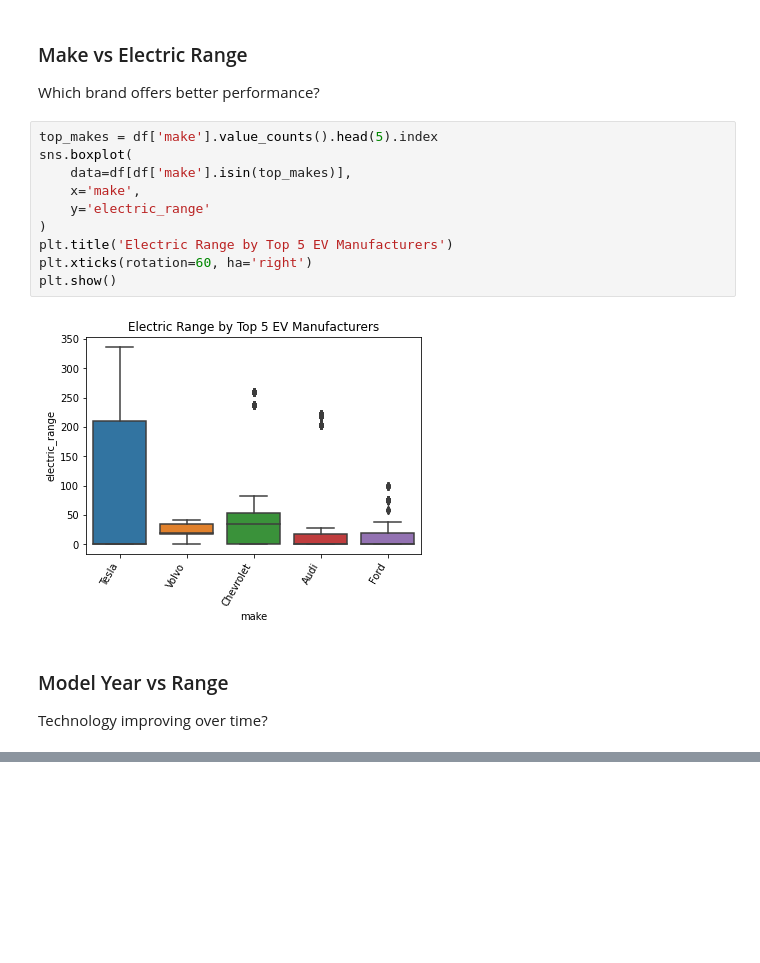
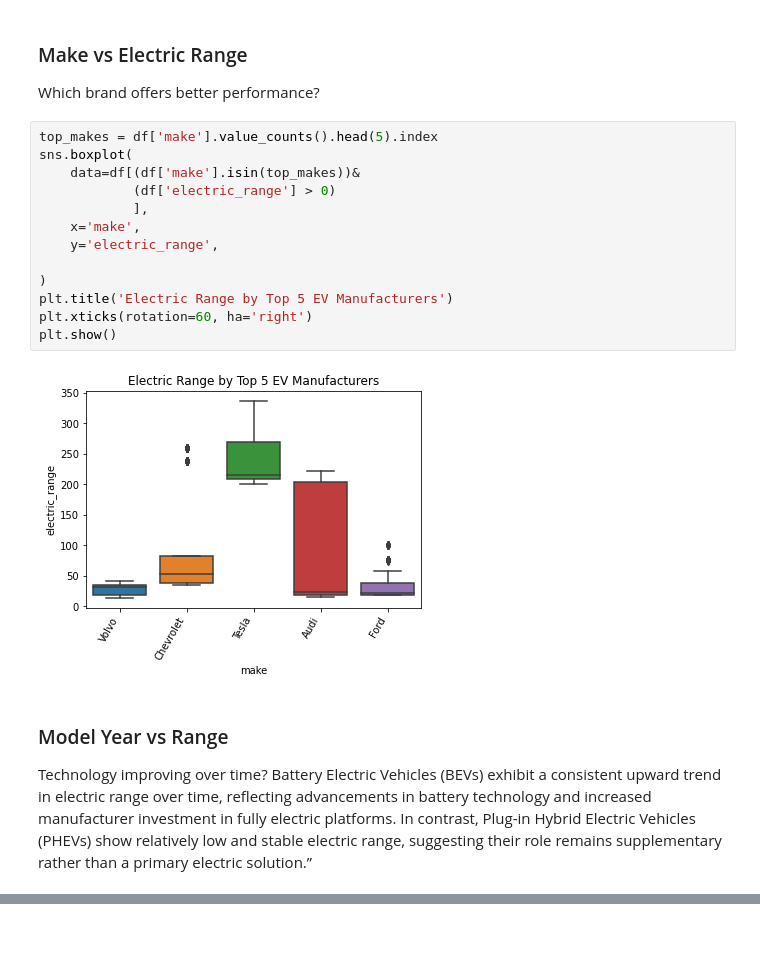
Before and after one commit to Sydney-Were/Electric_Vehicle_Evaluation_Project, a Jupyter notebook: EV.ipynb, the cells around one changed output, grey strips where cells are left out. Saved outputs shown, nothing was run; the diff lists cells and outputs as text; blank space fills up the shorter version.

```diff
--- a/EV.ipynb
+++ b/EV.ipynb
@@ -227,16 +231,20 @@ Which brand offers better performance?
 # %%
 top_makes = df['make'].value_counts().head(5).index
 sns.boxplot(
-    data=df[df['make'].isin(top_makes)],
+    data=df[(df['make'].isin(top_makes))&
+            (df['electric_range'] > 0)
+            ],
     x='make',
-    y='electric_range'
+    y='electric_range',
+
 )
 plt.title('Electric Range by Top 5 EV Manufacturers')
 plt.xticks(rotation=60, ha='right')
 plt.show()
 # %% [output]
-[figure, old version]
+[figure, new version]
 # %% [markdown]
 ### Model Year vs Range ###
 Technology improving over time?
+Battery Electric Vehicles (BEVs) exhibit a consistent upward trend in electric range over time, reflecting advancements in battery technology and increased manufacturer investment in fully electric platforms. In contrast, Plug-in Hybrid Electric Vehicles (PHEVs) show relatively low and stable electric range, suggesting their role remains supplementary rather than a primary electric solution.”
 # %%
```
Also changed, not shown: parts of 6 cells of this notebook.
